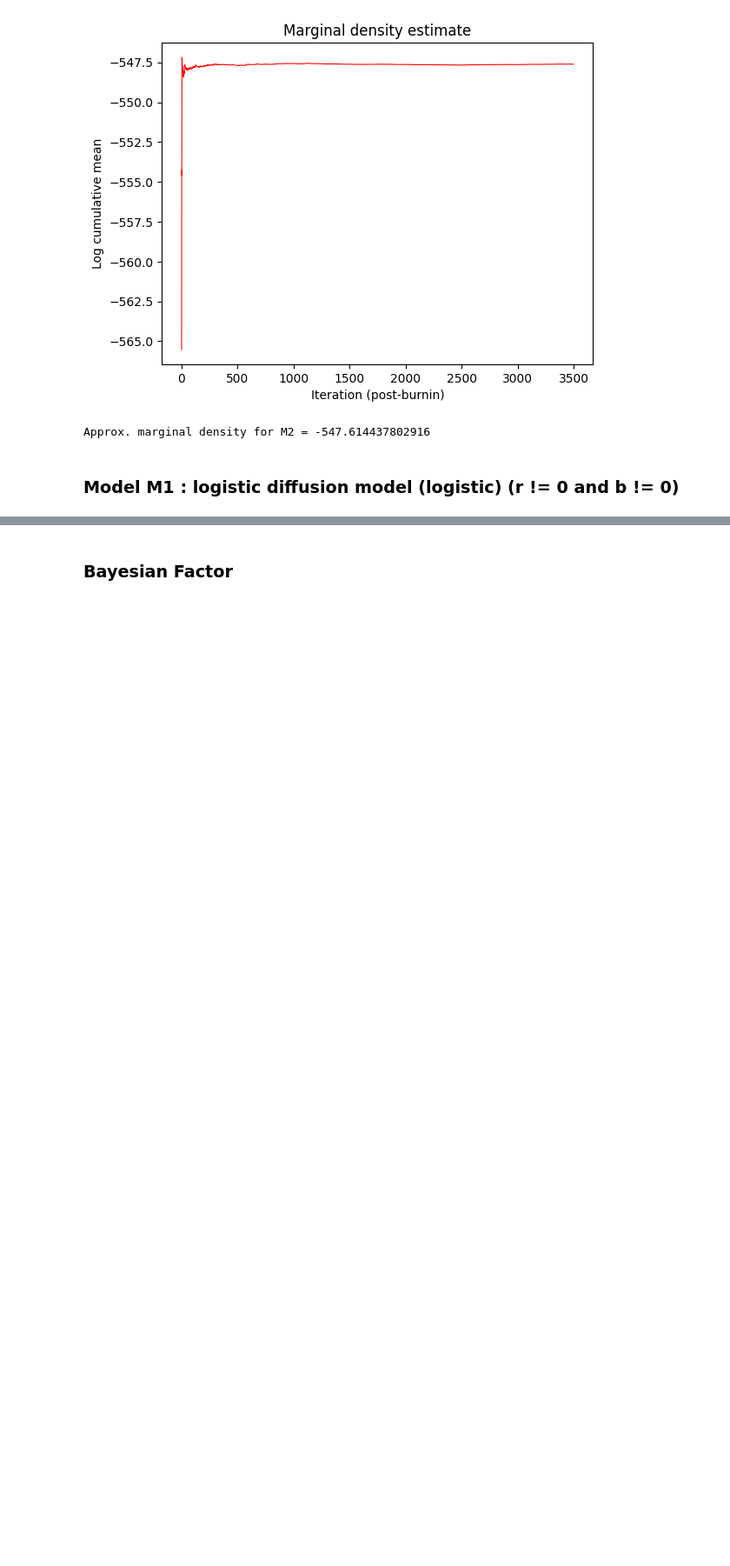
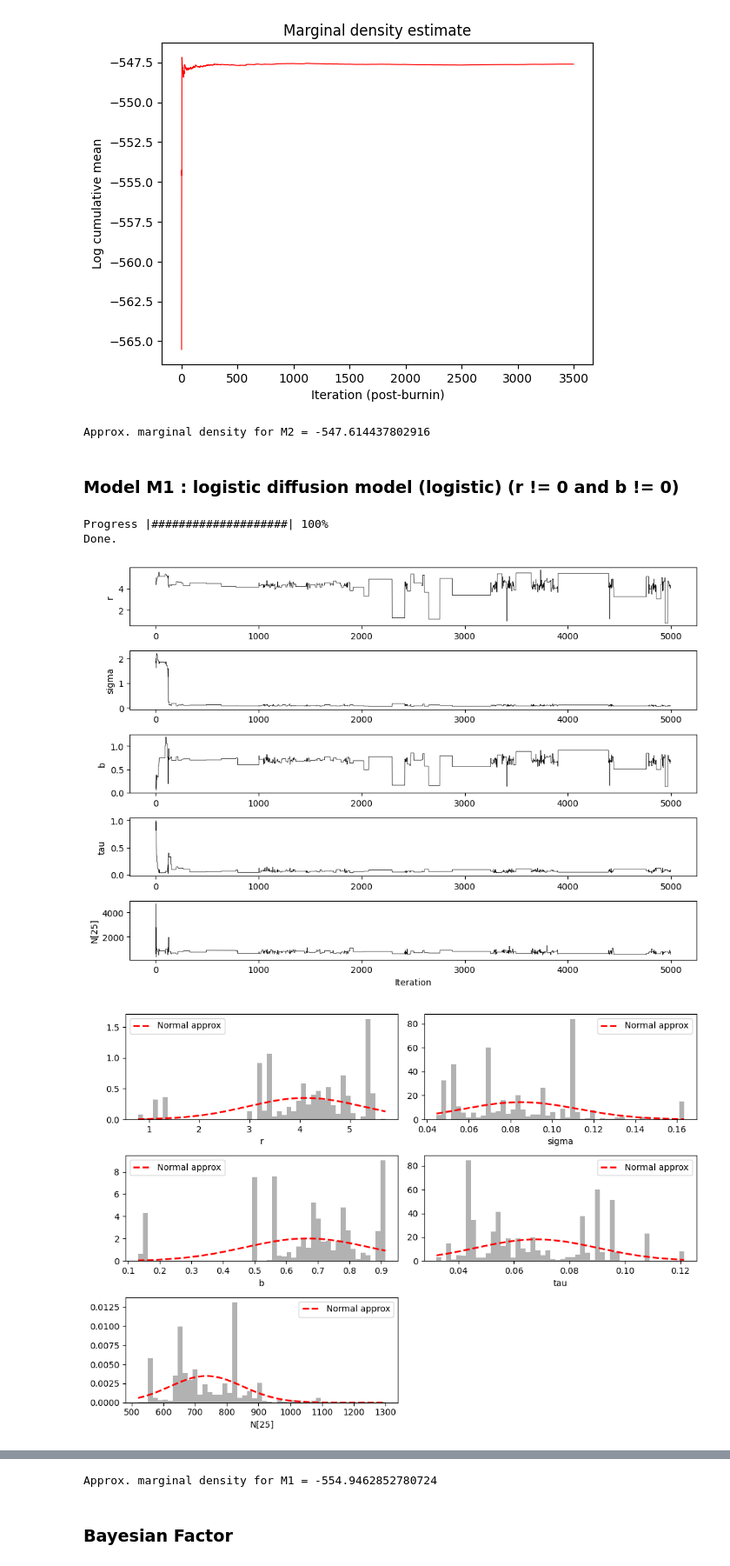
Before and after one commit to cominho/Hidden-Markov-models-and-Sequential-MC-methods, a Jupyter notebook: Project_HMMSMC_PFMCMC.ipynb, the cells around one changed output, grey strips where cells are left out. Shown at 87% size. Saved outputs shown, nothing was run; the diff lists cells and outputs as text; code cells hidden in the pictures; blank space fills up the shorter version.

```diff
--- a/Project_HMMSMC_PFMCMC.ipynb
+++ b/Project_HMMSMC_PFMCMC.ipynb
@@ -1086,13 +1086,14 @@ plt.xlabel("Iteration")
 plt.tight_layout()
 plt.show()
 
+
 # --------------------------------------------------------------------------
 # HISTOGRAMS and THEORETICAL NORMAL CURVE
 # --------------------------------------------------------------------------
 plt.figure(figsize=(10, 7))
 
 # First parameter: r
-plt.subplot(2, 2, 1)
+plt.subplot(3, 2, 1)
 vals_r = pars[0, I]
 count, bins, _ = plt.hist(vals_r, bins=50, color='gray', alpha=0.6, density=True)
 plt.xlabel("r")
@@ -1104,7 +1105,7 @@ plt.plot(x_r, pdf_r, 'r--', lw=2, label="Normal approx")
 plt.legend()
 
 # Second parameter: sigma
-plt.subplot(2, 2, 2)
+plt.subplot(3, 2, 2)
 vals_s = pars[1, I]
 count, bins, _ = plt.hist(vals_s, bins=50, color='gray', alpha=0.6, density=True)
 plt.xlabel("sigma")
@@ -1116,7 +1117,7 @@ plt.plot(x_s, pdf_s, 'r--', lw=2, label="Normal approx")
 plt.legend()
 
 # Third parameter: b
-plt.subplot(2, 2, 3)
+plt.subplot(3, 2, 3)
 vals_t = pars[2, I]
 count, bins, _ = plt.hist(vals_t, bins=50, color='gray', alpha=0.6, density=True)
 plt.xlabel("b")
@@ -1129,7 +1130,7 @@ plt.plot(x_t, pdf_t, 'r--', lw=2, label="Normal approx")
 plt.legend()
 
 # Fourth parameter: tau
-plt.subplot(2, 2, 4)
+plt.subplot(3, 2, 4)
 vals_tau = pars[3, I]
 count, bins, _ = plt.hist(vals_tau, bins=50, color='gray', alpha=0.6, density=True)
 plt.xlabel("tau")
@@ -1142,7 +1143,7 @@ plt.plot(x_tau, pdf_tau, 'r--', lw=2, label="Normal approx")
 plt.legend()
 
 # State example: N[25]
-plt.subplot(2, 2, 5)
+plt.subplot(3, 2, 5)
 vals_n25 = states[24, I]
 count, bins, _ = plt.hist(vals_n25, bins=50, color='gray', alpha=0.6, density=True)
 plt.xlabel("N[25]")
@@ -1177,30 +1178,35 @@ plt.plot(time_points, y_data[1, :], 'bo', label="Observation 2")
 # Mean
 plt.plot(time_points, mean_state, 'k-', label="Mean state")
 
 for label, qlow, qhigh, color_ in CI_specs:
     lower = np.percentile(state_samples, qlow, axis=1)
     upper = np.percentile(state_samples, qhigh, axis=1)
     plt.fill_between(time_points, lower, upper, color=color_, alpha=0.2, label=f"{label} CI")
 
 plt.xlabel("Year")
 plt.ylabel("Number of kangaroos")
 plt.title("Kangaroo population estimates with confidence intervals")
 plt.legend()
 plt.show()
 
 # --------------------------------------------------------------------------
 # MARGINAL DENSITY ESTIMATE
 # --------------------------------------------------------------------------
 vals = propLL[I] + propPriorLP[I] - propGenLP[I]
 cumval = np.cumsum(np.exp(vals)) / np.arange(1, len(vals)+1)
 log_cumval = np.log(cumval)
 
 plt.figure()
 plt.plot(log_cumval, 'r-', lw=0.8)
 plt.xlabel("Iteration (post-burnin)")
 plt.ylabel("Log cumulative mean")
 plt.title("Marginal density estimate")
 plt.show()
 
 margDensM1 = np.log(np.mean(np.exp(vals)))
 print("Approx. marginal density for M1 =", margDensM1)
+# %% [output]
+Progress |####################| 100%
+Done.
+[figure, added]
+[figure, added]
@@ -1207,3 +1215,4 @@ print("Approx. marginal density for M1 =", margDensM1)
+Approx. marginal density for M1 = -554.9462852780724
 # %% [markdown]
 ### Bayesian Factor
 # %%
```
Also changed, not shown: parts of 2 cells of this notebook.
